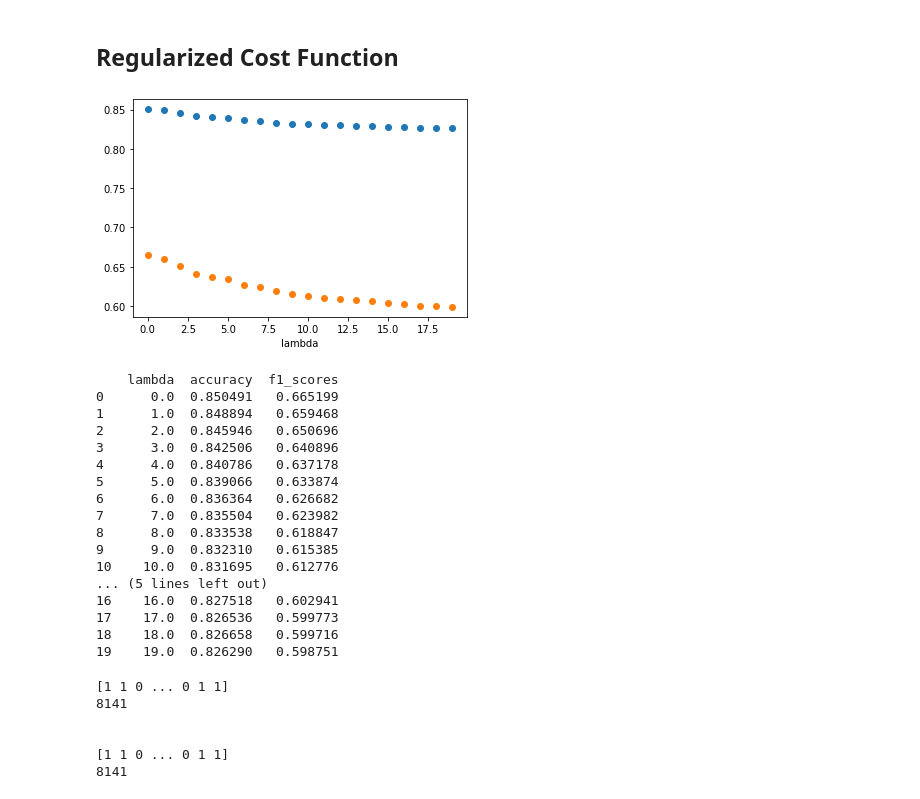
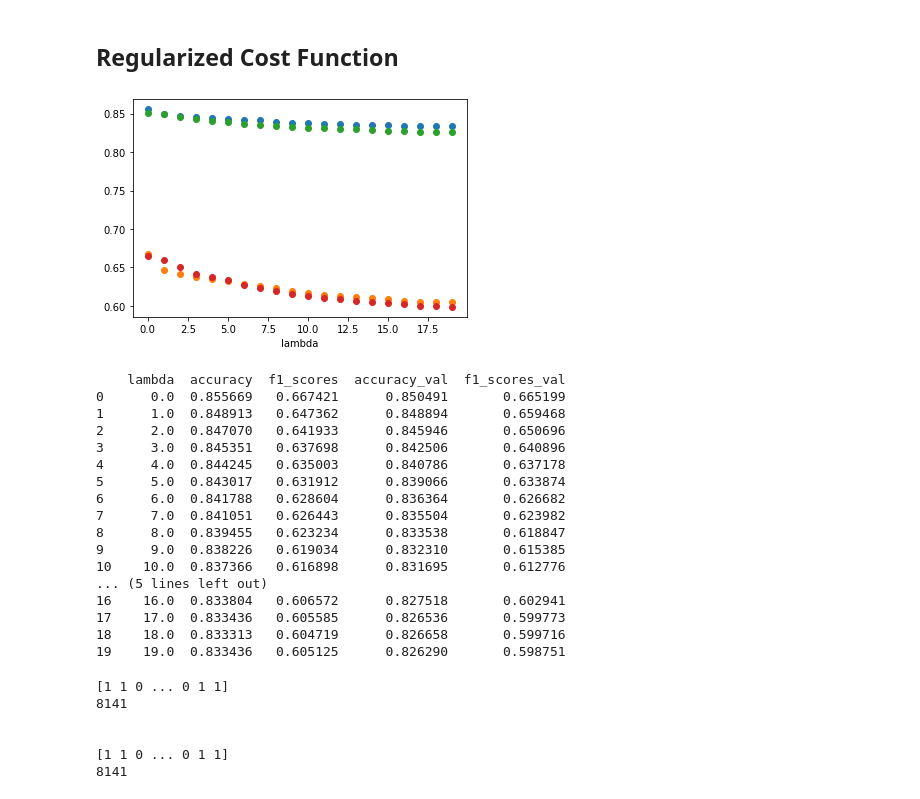
Before and after one commit to Patcast/IncomeAdultClassification, a Jupyter notebook: LogisticRegression.ipynb, the cells around one changed output. Saved outputs shown, nothing was run; the diff lists cells and outputs as text; code cells hidden in the pictures.

```diff
--- a/LogisticRegression.ipynb
+++ b/LogisticRegression.ipynb
@@ -869,6 +869,9 @@ initial_theta = np.zeros(Xtrain.shape[1])
 accuracy_scores = []
 lambda_scores = []
 f_scores = []
+
+accuracy_scores_val = []
+f_scores_val = []
 # Iterate over a range of values for lambda
 for lambda_ in np.arange(0.0, 20, 1):
     # Set options for optimize.minimize
@@ -884,59 +887,69 @@ for lambda_ in np.arange(0.0, 20, 1):
 
     # Get the optimized theta from the result
     theta = res.x
 
-    p = predict(theta, Xval)
-    result = model_evaluation(yval[:,0], p)
+    p = predict(theta, Xtest)
+    result = model_evaluation(ytest[:,0], p)
     table = pd.DataFrame([result],index = ['result'])
+
+
+    p1 = predict(theta, Xval)
+    result1 = model_evaluation(yval[:,0], p1)
+    table1 = pd.DataFrame([result1],index = ['result'])
 
     # Append
     lambda_scores.append(lambda_)
     accuracy_scores.append(result['accuracy'])
     f_scores.append(result['f_measure'])
-    #print(lambda_scores)
-    #print(accuracy_scores)
+
+    accuracy_scores_val.append(result1['accuracy'])
+    f_scores_val.append(result1['f_measure'])
 
 import matplotlib.pyplot as plt
 
-# plot y1 against x as a scatter plot
+
 plt.scatter(lambda_scores, accuracy_scores)
 
-# plot y2 against x as a scatter plot
 plt.scatter(lambda_scores, f_scores)
+
+plt.scatter(lambda_scores, accuracy_scores_val)
+
+plt.scatter(lambda_scores, f_scores_val)
+
 plt.xlabel('lambda')
-# show the plot
+
 plt.show()
 
 print('\n\n')
 import pandas as pd
 
 # Create a dictionary with the x and y values
-data = {'lambda': lambda_scores, 'accuracy': accuracy_scores, 'f1_scores': f_scores}
+data = {'lambda': lambda_scores, 'accuracy': accuracy_scores, 'f1_scores': f_scores,'accuracy_val': accuracy_scores_val, 'f1_scores_val': f_scores_val}
 
 # Create a DataFrame from the dictionary
 df = pd.DataFrame(data)
 
 # Print the DataFrame
 print(df)
 # %% [output]
-[figure, old version]
+[figure, new version]
-    lambda  accuracy  f1_scores
-0      0.0  0.850491   0.665199
-1      1.0  0.848894   0.659468
-2      2.0  0.845946   0.650696
-3      3.0  0.842506   0.640896
-4      4.0  0.840786   0.637178
-5      5.0  0.839066   0.633874
-6      6.0  0.836364   0.626682
-7      7.0  0.835504   0.623982
-8      8.0  0.833538   0.618847
-9      9.0  0.832310   0.615385
-10    10.0  0.831695   0.612776
+    lambda  accuracy  f1_scores  accuracy_val  f1_scores_val
+0      0.0  0.855669   0.667421      0.850491       0.665199
+1      1.0  0.848913   0.647362      0.848894       0.659468
+2      2.0  0.847070   0.641933      0.845946       0.650696
+3      3.0  0.845351   0.637698      0.842506       0.640896
+4      4.0  0.844245   0.635003      0.840786       0.637178
+5      5.0  0.843017   0.631912      0.839066       0.633874
+6      6.0  0.841788   0.628604      0.836364       0.626682
+7      7.0  0.841051   0.626443      0.835504       0.623982
+8      8.0  0.839455   0.623234      0.833538       0.618847
+9      9.0  0.838226   0.619034      0.832310       0.615385
+10    10.0  0.837366   0.616898      0.831695       0.612776
 ... (5 lines left out)
-16    16.0  0.827518   0.602941
-17    17.0  0.826536   0.599773
-18    18.0  0.826658   0.599716
-19    19.0  0.826290   0.598751
+16    16.0  0.833804   0.606572      0.827518       0.602941
+17    17.0  0.833436   0.605585      0.826536       0.599773
+18    18.0  0.833313   0.604719      0.826658       0.599716
+19    19.0  0.833436   0.605125      0.826290       0.598751
 # %%
 # Turning off the warnings
 np.warnings.filterwarnings('ignore', category=np.VisibleDeprecationWarning)
```
Also changed, not shown: parts of 6 cells of this notebook.
